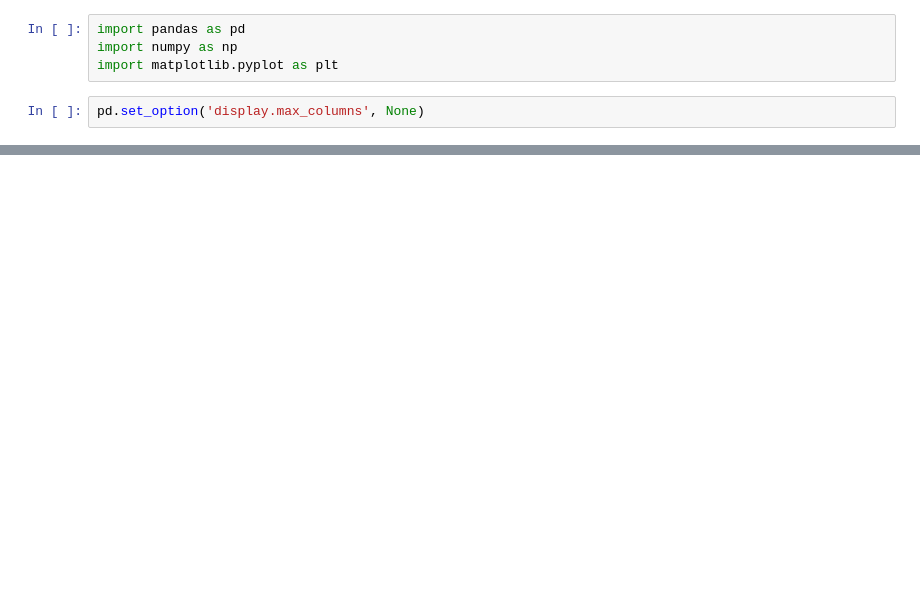
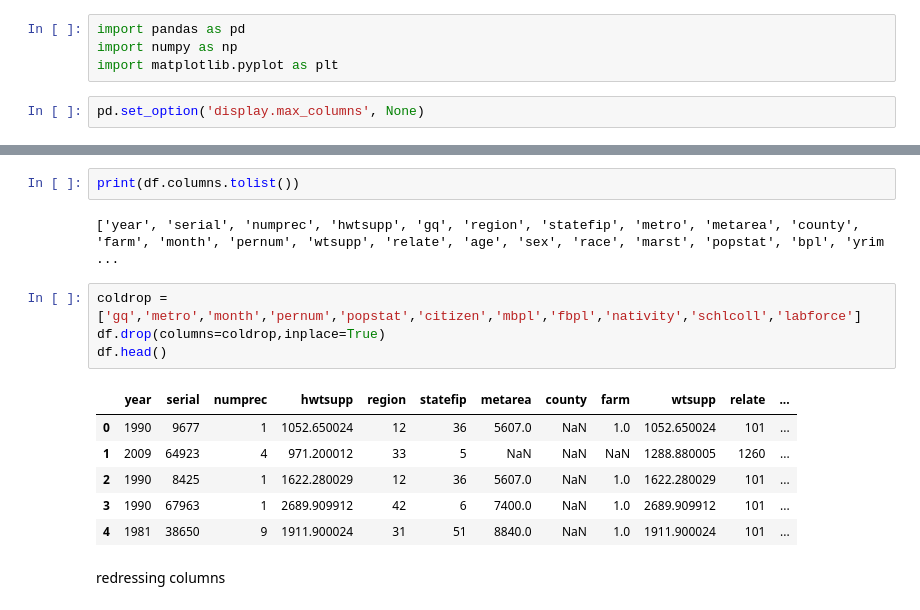
Before and after one commit to Pranshirastogi/Data-analytics-python-course-, a Jupyter notebook: Data Analytics/major project/work/gpg.ipynb, the cells around one changed output, grey strips where cells are left out. Saved outputs shown, nothing was run; the diff lists cells and outputs as text; blank space fills up the shorter version.

```diff
--- a/Data Analytics/major project/work/gpg.ipynb
+++ b/Data Analytics/major project/work/gpg.ipynb
@@ -11,0 +32,17 @@ PermissionError: [Errno 13] Permission denied
+# %%
+print(df.columns.tolist())
+# %% [output]
+['year', 'serial', 'numprec', 'hwtsupp', 'gq', 'region', 'statefip', 'metro', 'metarea', 'county', 'farm', 'month', 'pernum', 'wtsupp', 'relate', 'age', 'sex', 'race', 'marst', 'popstat', 'bpl', 'yrim ...
+# %%
+coldrop = ['gq','metro','month','pernum','popstat','citizen','mbpl','fbpl','nativity','schlcoll','labforce']
+df.drop(columns=coldrop,inplace=True)
+df.head()
+# %% [output]
+|  | year | serial | numprec | hwtsupp | region | statefip | metarea | county | farm | wtsupp | relate | ... |
+| 0 | 1990 | 9677 | 1 | 1052.650024 | 12 | 36 | 5607.0 | NaN | 1.0 | 1052.650024 | 101 | ... |
+| 1 | 2009 | 64923 | 4 | 971.200012 | 33 | 5 | NaN | NaN | NaN | 1288.880005 | 1260 | ... |
+| 2 | 1990 | 8425 | 1 | 1622.280029 | 12 | 36 | 5607.0 | NaN | 1.0 | 1622.280029 | 101 | ... |
+| 3 | 1990 | 67963 | 1 | 2689.909912 | 42 | 6 | 7400.0 | NaN | 1.0 | 2689.909912 | 101 | ... |
+| 4 | 1981 | 38650 | 9 | 1911.900024 | 31 | 51 | 8840.0 | NaN | 1.0 | 1911.900024 | 101 | ... |
+# %% [markdown]
+redressing columns
```
Also changed, not shown: parts of 11 cells of this notebook.
